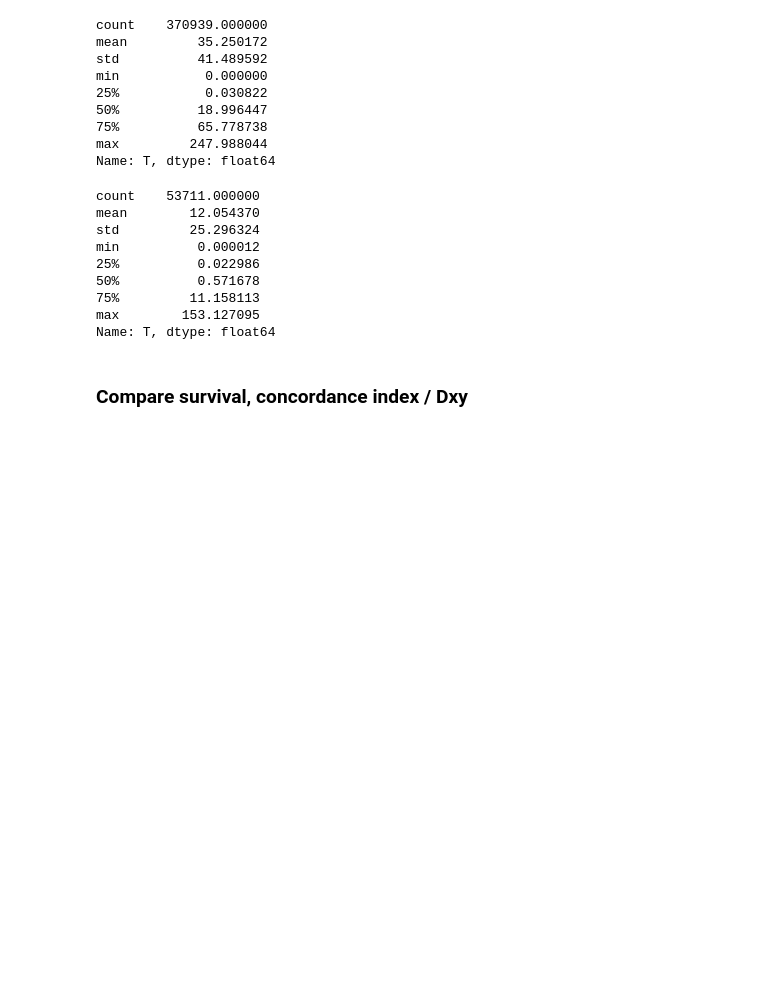
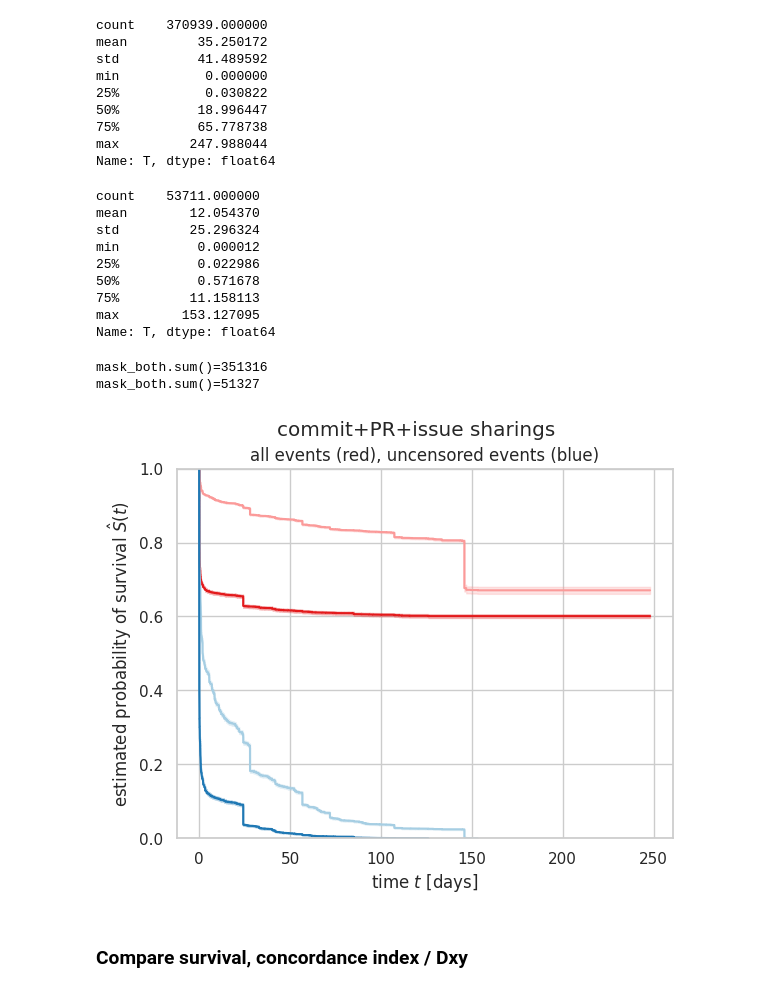
Before and after one commit to ncusi/MSR_Challenge_2024, a Jupyter notebook: notebooks/analyze_changes_survival.ipynb, the cells around one changed output. Saved outputs shown, nothing was run; the diff lists cells and outputs as text; code cells hidden in the pictures; blank space fills up the shorter version.

Commit message:
analyze_changes_survival.ipynb: Exlains why uncensored median is so low

```diff
--- a/notebooks/analyze_changes_survival.ipynb
+++ b/notebooks/analyze_changes_survival.ipynb
@@ -1838,6 +1838,28 @@ min          0.000012
 75%         11.158113
 max        153.127095
 Name: T, dtype: float64
+# %%
+show_stats=False
+
+sns.set_theme()
+sns.set_style('whitegrid')
+
+plot_lines_survival_pair(df_all_join,
+                         title="sharing all", color_pair_idx=2, show_stats=show_stats)
+plot_lines_survival_pair(df_all_join[df_all_join['E']],
+                         title="sharing event", color_pair_idx=0, show_stats=show_stats)
+
+plt.ylim(0, 1)
+plt.ylabel("estimated probability of survival $\hat{S}(t)$")
+plt.xlabel("time $t$ [days]")
+plt.suptitle("commit+PR+issue sharings")
+plt.title("all events (red), uncensored events (blue)")
+
+plt.show()
+# %% [output]
+mask_both.sum()=351316
+mask_both.sum()=51327
+[figure, added]
 # %% [markdown]
 ### Compare survival, concordance index / Dxy
 # %%
```
